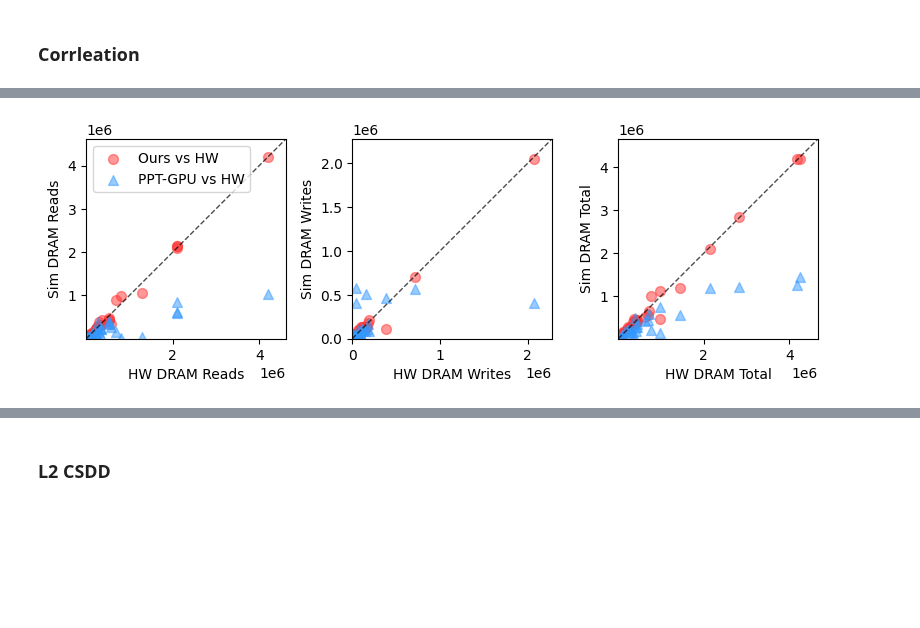
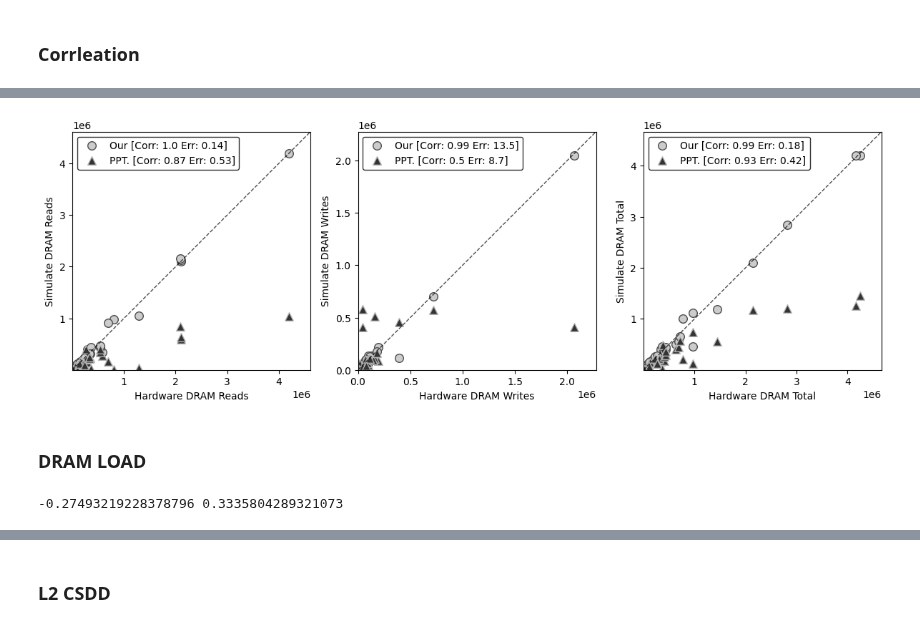
Before and after one commit to TheRainstorm/ppt-gpu-subcore, a Jupyter notebook: memory_model/paper.ipynb, the cells around one changed output, grey strips where cells are left out. Drawn from its saved outputs; the diff is of its cells as text; code cells hidden in the pictures; blank space fills up the shorter version.

```diff
--- a/memory_model/paper.ipynb
+++ b/memory_model/paper.ipynb
@@ -811,6 +622,15 @@ draw_correl(df2, 'tmp_draw/corrl_dram_tot.png', 'DRAM Total Req', log=False, sav
-# %%
-df3 = get_metric_df(df_sim1, df_sim2, 'dram_ld_trans')
-# draw_correl2(df1, df2, 'tmp_draw/corrl_dram.png', ['DRAM Writes', 'DRAM Total Req'], log=False, save_pdf='DRAM.pdf')
-draw_correl3(df3, df1, df2, 'tmp_draw/corrl_dram.png', ['DRAM Reads', 'DRAM Writes', 'DRAM Total'], log=False, save_pdf='DRAM2.pdf', figsize=(8, 4))
-# %% [output]
-[figure, removed]
+# %%
+dot_size = 20
+df1 = get_metric_df(df_sim1, df_sim2, 'dram_st_trans')
+df2 = get_metric_df(df_sim1, df_sim2, 'dram_tot_trans')
+df3 = get_metric_df(df_sim1, df_sim2, 'dram_ld_trans')
+# %%
+dot_size = 70
+is_black = True
+# draw_correl2(df1, df2, 'tmp_draw/corrl_dram.png', ['DRAM Writes', 'DRAM Total Req'], log=False, save_pdf='DRAM.pdf')
+draw_correl3(df3, df1, df2, 'tmp_draw/corrl_dram.png', ['DRAM Reads', 'DRAM Writes', 'DRAM Total'], log=False, save_pdf='corr_dram_3.pdf', figsize=(12, 8))
+# draw_correl2(df3, df2, 'tmp_draw/corrl_dram_2.png', ['DRAM Reads', 'DRAM Total'], log=False, save_pdf='corrl_dram_2.pdf', figsize=(8, 8))
+# %% [output]
+[figure, added]
+# %% [markdown]
+### DRAM LOAD
@@ -816,0 +644,7 @@ draw_correl3(df3, df1, df2, 'tmp_draw/corrl_dram.png', ['DRAM Reads', 'DRAM Writ
+# %%
+mape1 = df.mean()
+mape2 = df.abs().mean()
+print(mape1, mape2)
+# print(df<0)
+# %% [output]
+-0.27493219228378796 0.3335804289321073
```
Also changed, not shown: parts of 26 cells of this notebook, 4 other files.
